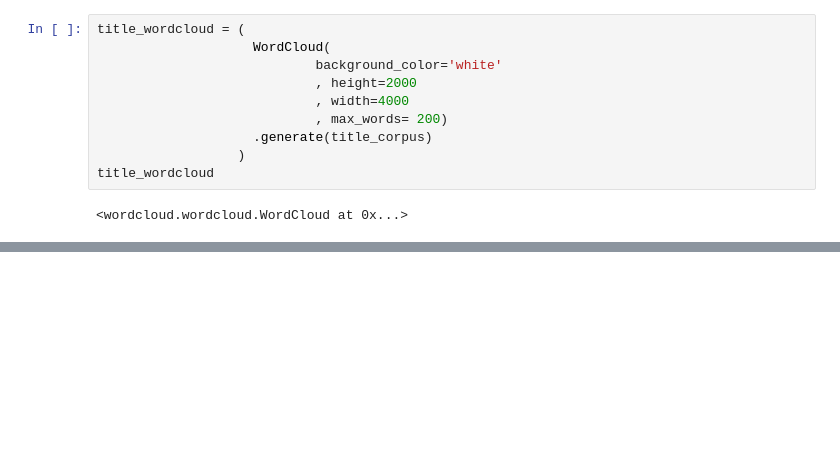
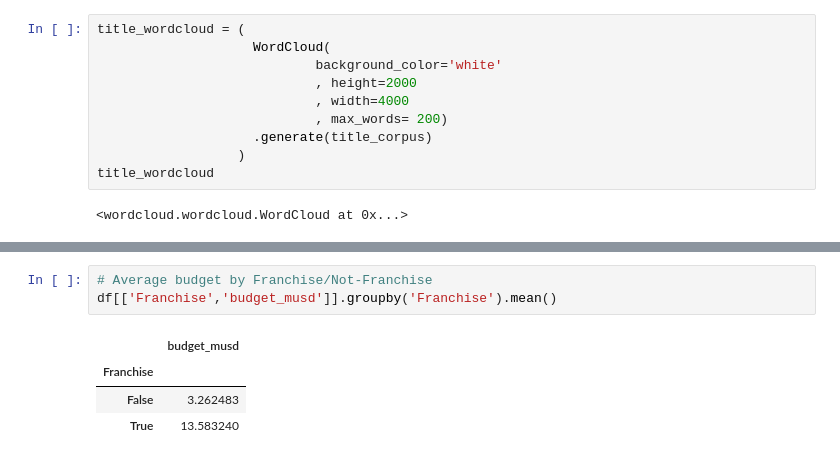
Before and after one commit to mcalmeida13/math-machine-learning, a Jupyter notebook: python-ds-pandas/project1/Project_01_Materials/project_01.ipynb, the cells around one changed output, grey strips where cells are left out. Drawn from its saved outputs; the diff is of its cells as text; blank space fills up the shorter version.

```diff
--- a/python-ds-pandas/project1/Project_01_Materials/project_01.ipynb
+++ b/python-ds-pandas/project1/Project_01_Materials/project_01.ipynb
@@ -381,0 +429,8 @@ plt.show()
+# %%
+# Average budget by Franchise/Not-Franchise
+df[['Franchise','budget_musd']].groupby('Franchise').mean()
+# %% [output]
+|  | budget_musd |
+| Franchise |  |
+| False | 3.262483 |
+| True | 13.583240 |
```
Also changed, not shown: parts of 13 cells of this notebook, 3 other files.
